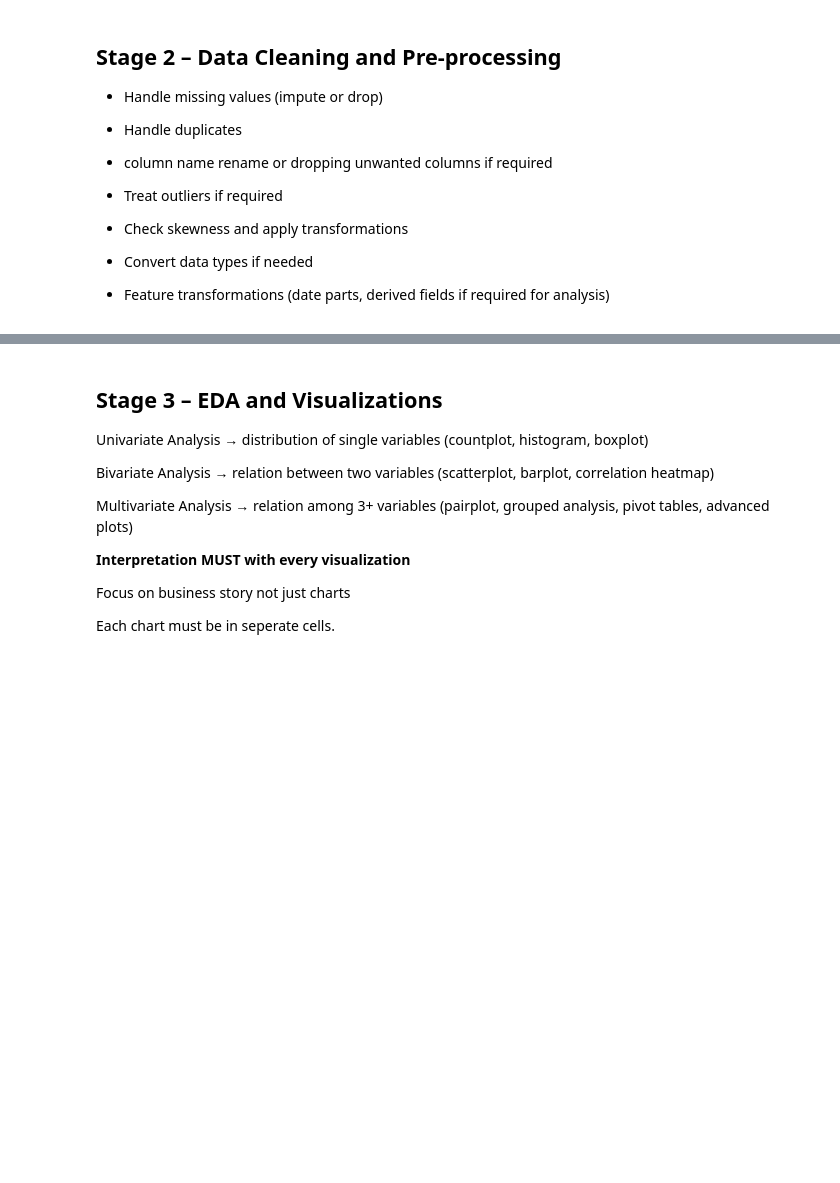
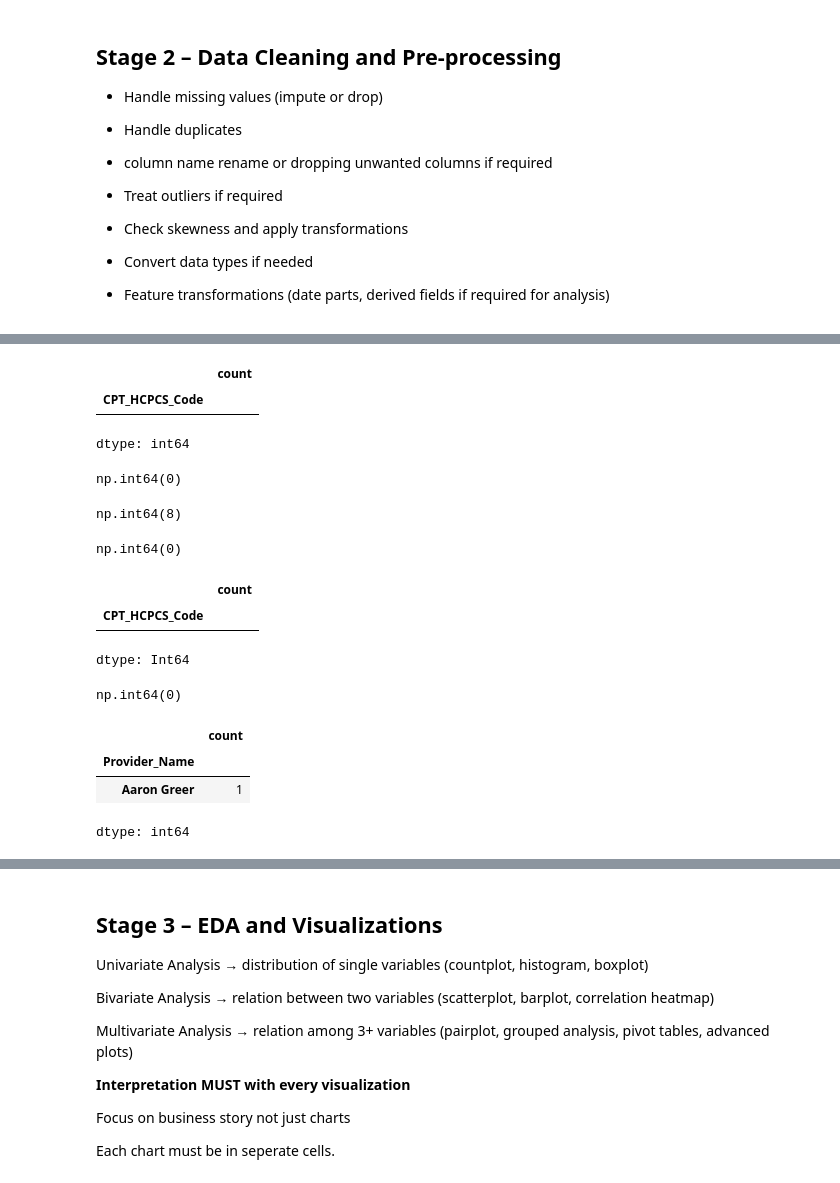
Before and after one commit to prakashsr25-sys/Final-Project, a Jupyter notebook: Prakash_MAIN_PROJECT.ipynb, the cells around one changed output, grey strips where cells are left out. Drawn from its saved outputs; the diff is of its cells as text; code cells hidden in the pictures; blank space fills up the shorter version.

```diff
--- a/Prakash_MAIN_PROJECT.ipynb
+++ b/Prakash_MAIN_PROJECT.ipynb
@@ -300,0 +346,11 @@ df["DOS"].max()
+# %%
+# Gender – Replace incorrect Values
+
+df["Gender"] = df["Gender"].replace({
+
+    "Male"   : "M",
+    "Female" : "F"
+})
+
+print(df.Gender)
+#print(df.Gender.nunique())
@@ -300,0 +370,69 @@ df["DOS"].max()
+# %%
+# Medical Condition – Analyze the missing values based on CPT_HCPCS_Code, as this column represents the procedure corresponding to the Medical condition.
+
+df.loc[df["Medical Condition"].isnull(),"CPT_HCPCS_Code"].value_counts()
+
+#a = df.groupby("CPT_HCPCS_Code")["Medical Condition"]
+#print(a.count())
+# %% [output]
+|  | count |
+| CPT_HCPCS_Code |  |
+dtype: int64
+# %%
+# Medical Condition – Replace Null Values Using the Mode Based on CPT_HCPCS_Code.
+
+
+df["Medical Condition"] = df.groupby("CPT_HCPCS_Code")["Medical Condition"].transform(lambda x: x.fillna(x.mode()[0] if not x.mode().empty else "Unknown"))
+
+df["Medical Condition"] = (df.groupby("CPT_HCPCS_Code")["Medical Condition"].transform(lambda x: x.fillna(x.mode().iloc[0] if not x.mode().empty else "Unknown")))
+
+df["Medical Condition"] = (df.groupby("Procedure_Description")["Medical Condition"].transform(lambda x: x.fillna(x.mode().iloc[0] if not x.mode().empty else "Unknown")))
+
+df = df.dropna(subset=["Medical Condition"])
+
+df["Medical Condition"].isnull().sum()
+# %% [output]
+np.int64(0)
+# %%
+# CPT_HCPCS_Code – Analyze the missing values based on Medical Condition.
+
+df.loc[df["CPT_HCPCS_Code"].isnull(),"Medical Condition"].value_counts()
+
+df["CPT_HCPCS_Code"].isnull().sum()
+# %% [output]
+np.int64(8)
+# %%
+# CPT_HCPCS_Code – Replace Null Values Using the Mode Based on Medical Condition.
+
+df["CPT_HCPCS_Code"] = df.groupby("Medical Condition")["CPT_HCPCS_Code"].transform(lambda x: x.fillna(x.mode()[0] if not x.mode().empty else "Unknown"))
+
+df["CPT_HCPCS_Code"].isnull().sum()
+
+#df["CPT_HCPCS_Code"] = df["CPT_HCPCS_Code"].astype(int)
+# %% [output]
+np.int64(0)
+# %%
+# Procedure_Description – Analyze the missing values based on CPT_HCPCS_Code.
+
+df.loc[df["Procedure_Description"].isnull(),"CPT_HCPCS_Code"].value_counts()
+# %% [output]
+|  | count |
+| CPT_HCPCS_Code |  |
+dtype: Int64
+# %%
+# Procedure_Description – Replace Null Values Using the Mode Based on CPT_HCPCS_Code.
+
+df["Procedure_Description"] = df.groupby("CPT_HCPCS_Code")["Procedure_Description"].transform(lambda x: x.fillna(x.mode()[0] if not x.mode().empty else "Unknown"))
+
+df["Procedure_Description"].isnull().sum()
+# %% [output]
+np.int64(0)
+# %%
+# Provider_ID – Analyze the missing values based on Provider_Name.
+
+df.loc[df["Provider_ID"].isnull(),("Provider_Name")].value_counts()
+# %% [output]
+|  | count |
+| Provider_Name |  |
+| Aaron Greer | 1 |
+dtype: int64
```
Also changed, not shown: parts of 21 cells of this notebook.
